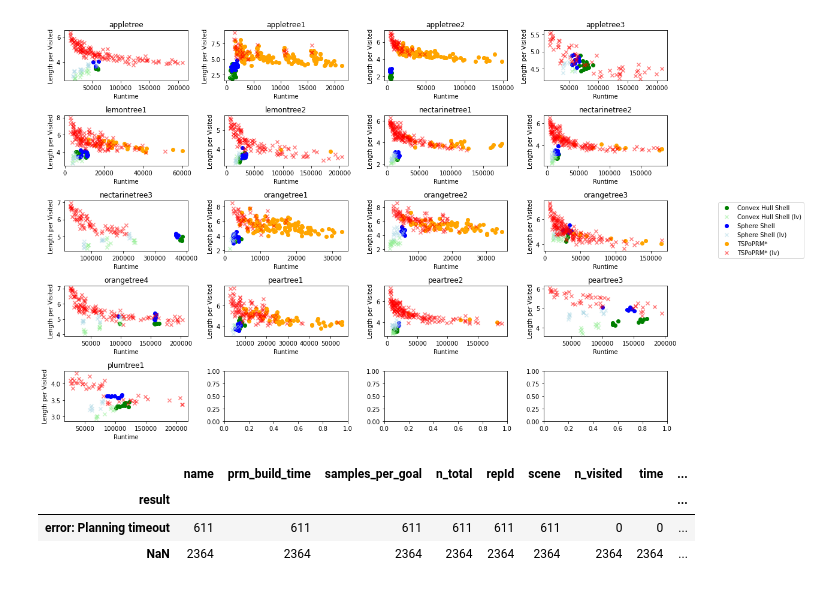
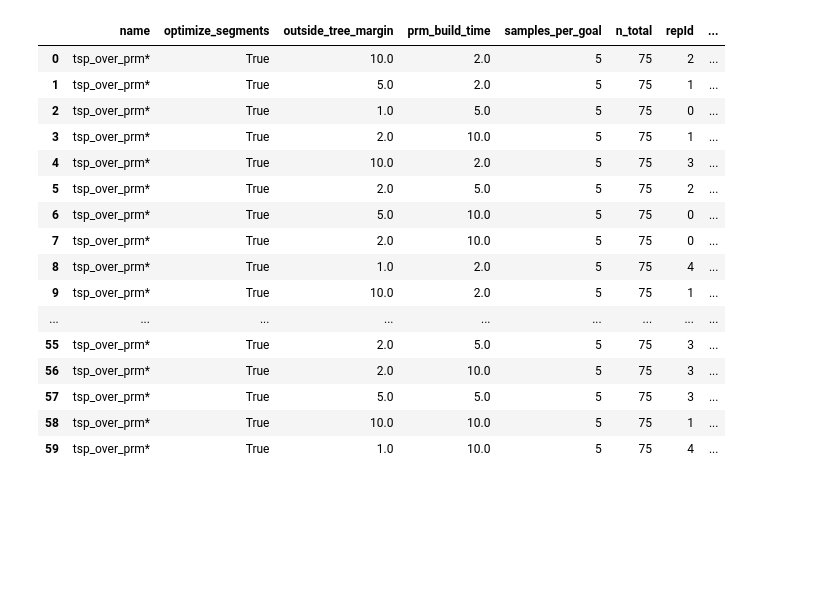
Before and after one commit to werner291/Multigoal-Orchard-Drone-Planning-Library, a Jupyter notebook: analysis/RAL PRM vs Sphere vs Convex.ipynb, the cells around one changed output. Cells and saved outputs as stored; diff of their text form; code cells hidden in the pictures; blank space fills up the shorter version.

```diff
--- a/analysis/RAL PRM vs Sphere vs Convex.ipynb
+++ b/analysis/RAL PRM vs Sphere vs Convex.ipynb
@@ -91,60 +109,3 @@ def plot_scene_data(ax, scene_runs, color_map, low_color_map, handles, labels):
         if f'{name} (lv)' not in labels:
             handles.append(h2)
             labels.append(f'{name} (lv)')
-# %%
-# Calculate the new metric
-df['length_per_visited'] = df['total_path_length'] / df['n_visited']
-
-# Create a color map for the planner names and shell types
-unique_names = ['Sphere Shell', 'Convex Hull Shell', 'TSPoPRM*']
-colors = plt.cm.rainbow(np.linspace(0, 1, len(unique_names)))
-color_map = {
-    'Sphere Shell': 'blue',
-    'Convex Hull Shell': 'green',
-    'TSPoPRM*': 'orange'
-}
-
-# Create a color map for low visit ratio data points
-low_colors = plt.cm.autumn(np.linspace(0, 1, len(unique_names)))
-low_color_map = {
-    'Sphere Shell': 'lightblue',
-    'Convex Hull Shell': 'lightgreen',
-    'TSPoPRM*': 'red'
-}
-
-# Create a grid of scatterplots
-fig, axs = plt.subplots(5, 4, figsize=(15, 10))
-
-# Keep track of handles and labels for the legend
-handles, labels = [], []
-
-grouped_scene = df.groupby('scene')
-
-# Loop through each subplot and scene data
-for ax, (scene, scene_runs) in zip(axs.flatten(), grouped_scene):
-
-    # Plot data for this scene
-    plot_scene_data(ax, scene_runs, color_map, low_color_map, handles, labels)
-
-    # Set title and labels for this subplot
-    ax.set_title(scene)
-    ax.set_xlabel('Runtime')
-    ax.set_ylabel('Length per Visited')
-
-# Add legend outside of subplots
-fig.legend(handles, labels, bbox_to_anchor=(1.05, 0.5), loc='center left')
-
-# Tight layout
-plt.tight_layout()
-
-# Show plot
-plt.show()
-# %% [output]
-[figure, removed]
-# %%
-df[df['name'] == 'tsp_over_prm*'].groupby('result', dropna=False).count()
-# %% [output]
-|  | name | prm_build_time | samples_per_goal | n_total | repId | scene | n_visited | time | ... |
-| result |  |  |  |  |  |  |  |  | ... |
-| error: Planning timeout | 611 | 611 | 611 | 611 | 611 | 611 | 0 | 0 | ... |
-| NaN | 2364 | 2364 | 2364 | 2364 | 2364 | 2364 | 2364 | 2364 | ... |
@@ -150,0 +118,20 @@ df[df['name'] == 'tsp_over_prm*'].groupby('result', dropna=False).count()
+# %%
+prm_df
+# %% [output]
+|  | name | optimize_segments | outside_tree_margin | prm_build_time | samples_per_goal | n_total | repId | ... |
+| 0 | tsp_over_prm* | True | 10.0 | 2.0 | 5 | 75 | 2 | ... |
+| 1 | tsp_over_prm* | True | 5.0 | 2.0 | 5 | 75 | 1 | ... |
+| 2 | tsp_over_prm* | True | 1.0 | 5.0 | 5 | 75 | 0 | ... |
+| 3 | tsp_over_prm* | True | 2.0 | 10.0 | 5 | 75 | 1 | ... |
+| 4 | tsp_over_prm* | True | 10.0 | 2.0 | 5 | 75 | 3 | ... |
+| 5 | tsp_over_prm* | True | 2.0 | 5.0 | 5 | 75 | 2 | ... |
+| 6 | tsp_over_prm* | True | 5.0 | 10.0 | 5 | 75 | 0 | ... |
+| 7 | tsp_over_prm* | True | 2.0 | 10.0 | 5 | 75 | 0 | ... |
+| 8 | tsp_over_prm* | True | 1.0 | 2.0 | 5 | 75 | 4 | ... |
+| 9 | tsp_over_prm* | True | 10.0 | 2.0 | 5 | 75 | 1 | ... |
+| ... | ... | ... | ... | ... | ... | ... | ... | ... |
+| 55 | tsp_over_prm* | True | 2.0 | 5.0 | 5 | 75 | 3 | ... |
+| 56 | tsp_over_prm* | True | 2.0 | 10.0 | 5 | 75 | 3 | ... |
+| 57 | tsp_over_prm* | True | 5.0 | 5.0 | 5 | 75 | 3 | ... |
+| 58 | tsp_over_prm* | True | 10.0 | 10.0 | 5 | 75 | 1 | ... |
+| 59 | tsp_over_prm* | True | 1.0 | 10.0 | 5 | 75 | 4 | ... |
```
Also changed, not shown: parts of 5 cells of this notebook, 5 other files.
